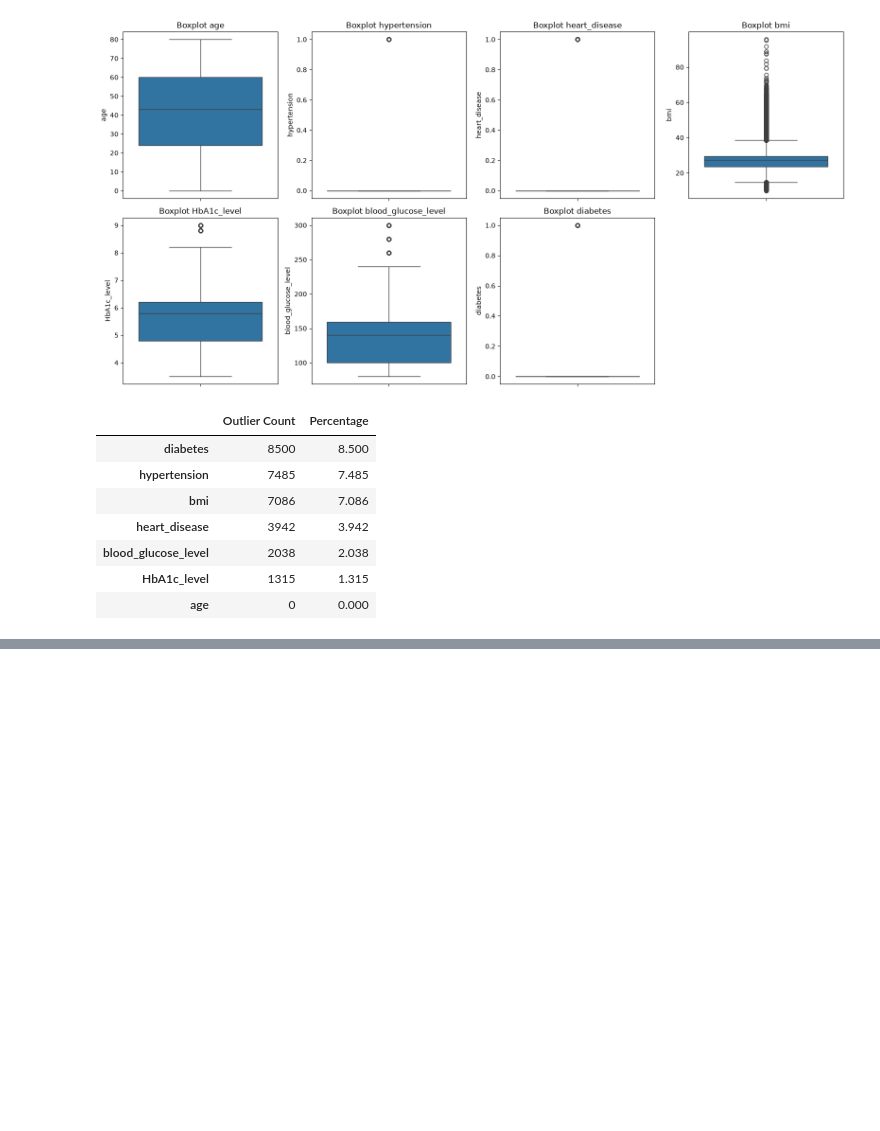
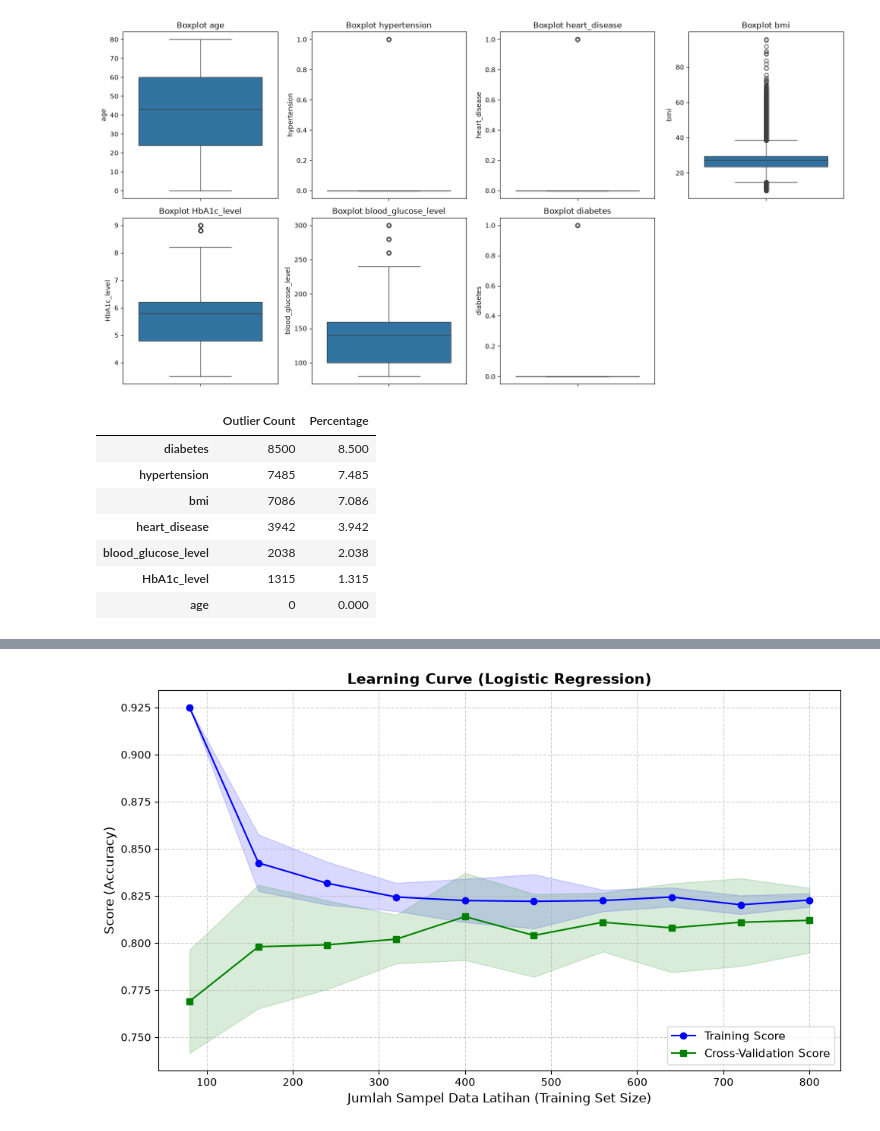
Before and after one commit to Mozzyvocca/Python-Data-Learning, a Jupyter notebook: diabetes.ipynb, the cells around one changed output, grey strips where cells are left out. Saved outputs shown, nothing was run; the diff lists cells and outputs as text; code cells hidden in the pictures; blank space fills up the shorter version.

Commit message:
logistic regression

```diff
--- a/diabetes.ipynb
+++ b/diabetes.ipynb
@@ -115,0 +182,62 @@ X_train, X_test, y_train, y_test = train_test_split(
+# %%
+# learning curve
+from sklearn.datasets import make_classification
+from sklearn.linear_model import LogisticRegression
+from sklearn.model_selection import learning_curve
+from sklearn.preprocessing import StandardScaler
+
+# 1. Menyiapkan Dataset Sintetis
+X, y = make_classification(
+    n_samples=1000,
+    n_features=20,
+    n_informative=15,
+    n_redundant=5,
+    random_state=42
+)
+
+# Standardisasi fitur
+scaler = StandardScaler()
+X_scaled = scaler.fit_transform(X)
+
+# 2. Inisialisasi Model
+model = LogisticRegression()
+
+# 3. Menghitung Learning Curve ( Cross-Validation )
+train_sizes, train_scores, test_scores = learning_curve(
+    estimator=model,
+    X=X_scaled,
+    y=y,
+    train_sizes=np.linspace(0.1, 1.0, 10), # 10 titik porsi training (10% - 100%)
+    cv=5,                                  # 5-Fold Cross Validation
+    scoring='accuracy',                    # Metrik evaluasi
+    n_jobs=-1                              # Menggunakan semua core CPU
+)
+
+# 4. Menghitung Rata-rata dan Standar Deviasi Skor
+train_mean = np.mean(train_scores, axis=1)
+train_std = np.std(train_scores, axis=1)
+test_mean = np.mean(test_scores, axis=1)
+test_std = np.std(test_scores, axis=1)
+
+# 5. Visualisasi Learning Curve
+plt.figure(figsize=(10, 6))
+
+# Plot Training Score
+plt.plot(train_sizes, train_mean, color='blue', marker='o', label='Training Score')
+plt.fill_between(train_sizes, train_mean - train_std, train_mean + train_std, alpha=0.15, color='blue')
+
+# Plot Validation / Test Score
+plt.plot(train_sizes, test_mean, color='green', marker='s', label='Cross-Validation Score')
+plt.fill_between(train_sizes, test_mean - test_std, test_mean + test_std, alpha=0.15, color='green')
+
+# Fitur Tambahan Plot
+plt.title('Learning Curve (Logistic Regression)', fontsize=14, fontweight='bold')
+plt.xlabel('Jumlah Sampel Data Latihan (Training Set Size)', fontsize=12)
+plt.ylabel('Score (Accuracy)', fontsize=12)
+plt.grid(True, linestyle='--', alpha=0.6)
+plt.legend(loc='lower right', fontsize=11)
+
+plt.tight_layout()
+plt.show()
+# %% [output]
+[figure, added]
```
Also changed, not shown: parts of 7 cells of this notebook.
